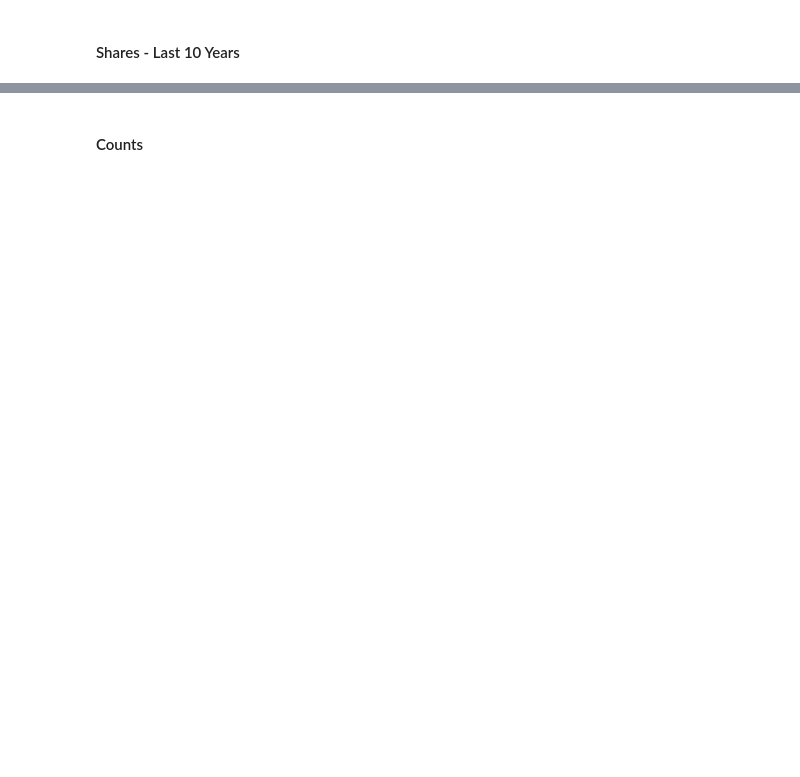
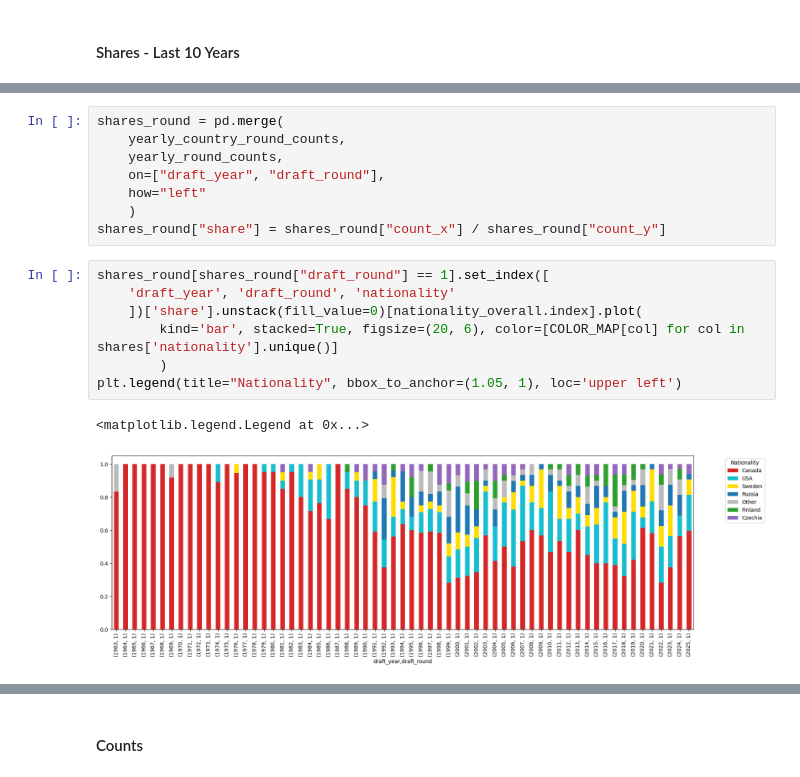
Before and after one commit to honzaz1234/elite, a Jupyter notebook: reports/drafts.ipynb, the cells around one changed output, grey strips where cells are left out. Cells and saved outputs as stored; diff of their text form; blank space fills up the shorter version.

```diff
--- a/reports/drafts.ipynb
+++ b/reports/drafts.ipynb
@@ -123,0 +234,18 @@ shares[shares["draft_year"] > 2015].set_index(['draft_year', 'nationality'])['sh
+# %%
+shares_round = pd.merge(
+    yearly_country_round_counts,
+    yearly_round_counts,
+    on=["draft_year", "draft_round"],
+    how="left"
+    )
+shares_round["share"] = shares_round["count_x"] / shares_round["count_y"]
+# %%
+shares_round[shares_round["draft_round"] == 1].set_index([
+    'draft_year', 'draft_round', 'nationality'
+    ])['share'].unstack(fill_value=0)[nationality_overall.index].plot(
+        kind='bar', stacked=True, figsize=(20, 6), color=[COLOR_MAP[col] for col in shares['nationality'].unique()]
+        )
+plt.legend(title="Nationality", bbox_to_anchor=(1.05, 1), loc='upper left')
+# %% [output]
+<matplotlib.legend.Legend at 0x...>
+[figure, added]
```
Also changed, not shown: parts of 41 cells of this notebook.
